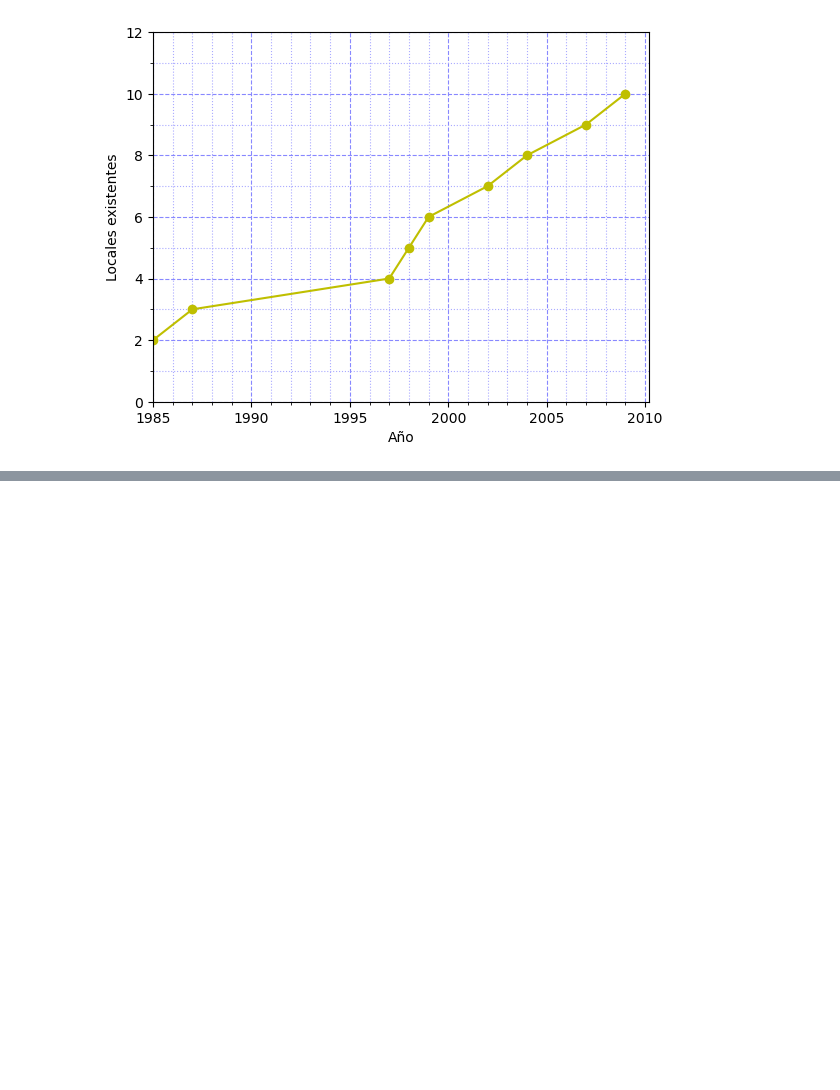
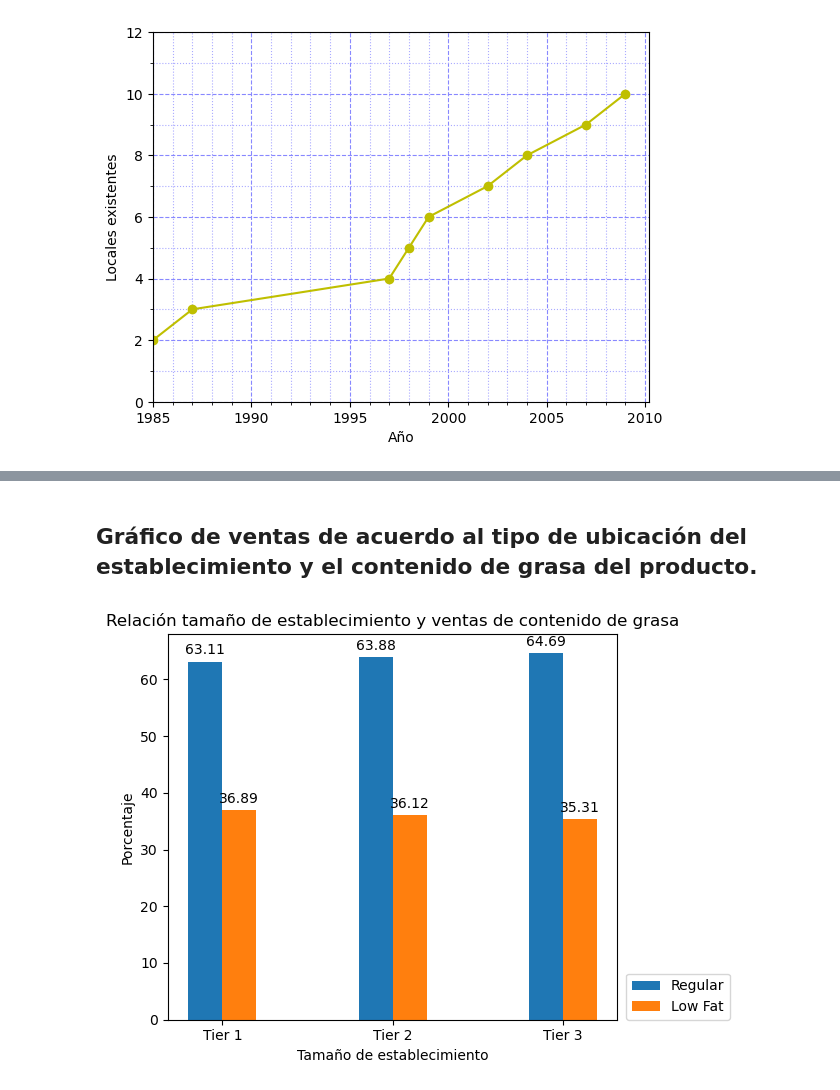
Before and after one commit to orlandoch/predicciones-ventas, a Jupyter notebook: graph.ipynb, the cells around one changed output, grey strips where cells are left out. Cells and saved outputs as stored; diff of their text form; code cells hidden in the pictures; blank space fills up the shorter version.

Commit message:
Agregar gráficos

```diff
--- a/graph.ipynb
+++ b/graph.ipynb
@@ -337,0 +375,58 @@ Text(0, 0.5, 'Locales existentes')
+# %% [markdown]
+## Gráfico de ventas de acuerdo al tipo de ubicación del establecimiento y el contenido de grasa del producto.
+# %%
+# Se obtiene el total de ventas agrupado por la columna 'Outlet_Location_Type' y el resultado
+# se vuelve a convertir a DataFrame
+ventasOutletLocation = sp_df1.groupby(['Outlet_Location_Type'])['Item_Outlet_Sales'].sum().to_frame()
+ventasOutletLocation['Outlet_Location_Type']=ventasOutletLocation.index # Se crea una nueva columna y se asigna el valor del índice
+ventasOutletLocation.reset_index(drop=True, inplace=True) # Se elimina el índice
+
+# Se obtiene el total de ventas agrupado por 'Outlet_Location_Type' e 'Item_Fat_Content'
+ventasOutletLocationFat = round(sp_df1.groupby(['Outlet_Location_Type','Item_Fat_Content'])['Item_Outlet_Sales'].sum().sort_index(),2)
+
+# Se convierte a DataFrame y se desapila la agrupación
+ventasOutletLocationFat = ventasOutletLocationFat.to_frame().unstack()['Item_Outlet_Sales']
+ventasOutletLocationFat['Outlet_Location_Type']=ventasOutletLocationFat.index # Se crea una nueva columna y se asigna el valor del índice
+ventasOutletLocationFat.reset_index(drop=True, inplace=True) # Se elimina el índice
+
+# Se combinan los dataframes ventasOutletLocationFat y ventasOutletLocation teniendo como llave a la columna 'Outlet_Location_Type'
+ventasOutletLocationFat = ventasOutletLocationFat.join(ventasOutletLocation.set_index('Outlet_Location_Type'),on='Outlet_Location_Type')
+
+# Se obtiene el valor porcentual para las columnas 'Low Fat' y 'Regular' dividiendo para el total de ventas en cada 'Outlet_Location_Type'
+# y multiplicándolo por 100
+ventasOutletLocationFat['Low Fat']=round(100*ventasOutletLocationFat['Low Fat']/ventasOutletLocationFat['Item_Outlet_Sales'],2)
+ventasOutletLocationFat['Regular']=round(100*ventasOutletLocationFat['Regular']/ventasOutletLocationFat['Item_Outlet_Sales'],2)
+
+# Se definen los labels para el grpafico
+labels = ventasOutletLocationFat['Outlet_Location_Type']
+
+#Se obtienen los valores para el gráfico
+lowFat = ventasOutletLocationFat['Low Fat'].values
+regular = ventasOutletLocationFat['Regular'].values
+
+x = np.arange(len(labels)) # Se define un arreglo numpy de longitud igual a labels
+width = 0.2 #Ancho de cada barra
+
+fig, ax = plt.subplots()
+rects1 = ax.bar(x - width/2, lowFat, width, label='Regular')
+rects2 = ax.bar(x + width/2, regular, width, label='Low Fat')
+
+ax.set_ylabel('Porcentaje')
+ax.set_xlabel('Tamaño de establecimiento')
+ax.set_title('Relación tamaño de establecimiento y ventas de contenido de grasa')
+
+
+# Establecer valores para xticks(Tier 1, Tier 2, Tier 2)
+ax.set_xticks(x) # Asignar etiquetas en el eje x (sintaxis matplotlib 3.5)
+def format_fn(tick_val, tick_pos):
+    return labels[int(tick_val)]
+ax.xaxis.set_major_formatter(format_fn)
+
+ax.legend(loc=(1.02,0))
+
+ax.bar_label(rects1, padding=3)
+ax.bar_label(rects2, padding=3)
+
+fig.tight_layout()
+# %% [output]
+[figure, added]
```
Also changed, not shown: parts of 9 cells of this notebook.
